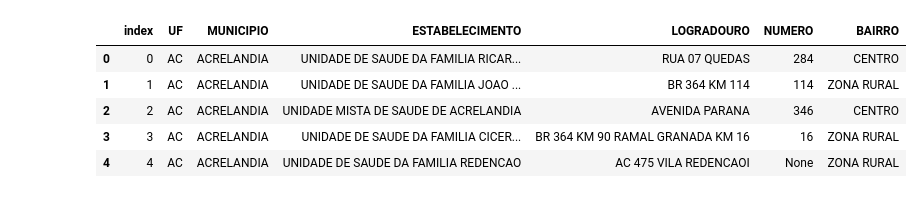
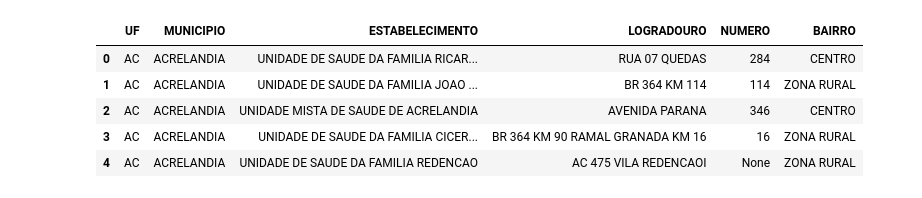
Before and after one commit to univesp-projeto-integrador-3/info_vacinas, a Jupyter notebook: notebooks/analise_dados_cep_sus.ipynb, the cells around one changed output. Saved outputs shown, nothing was run; the diff lists cells and outputs as text; code cells hidden in the pictures.

```diff
--- a/notebooks/analise_dados_cep_sus.ipynb
+++ b/notebooks/analise_dados_cep_sus.ipynb
@@ -12,20 +118,20 @@ engine = create_engine(os.environ.get('DATABASE_URL_SQL_SERVER'), echo=False)
 # %%
 sql = '''
-SELECT [index]
-      ,[UF]
+SELECT
+       [UF]
       ,[MUNICIPIO]
       ,[ESTABELECIMENTO]
       ,[LOGRADOURO]
       ,[NUMERO]
       ,[BAIRRO]
   FROM [dbo].[unidades_vacinacao]
 '''
 df = pd.read_sql(sql, engine)
 df.head()
 # %% [output]
-|  | index | UF | MUNICIPIO | ESTABELECIMENTO | LOGRADOURO | NUMERO | BAIRRO |
-| 0 | 0 | AC | ACRELANDIA | UNIDADE DE SAUDE DA FAMILIA RICAR... | RUA 07 QUEDAS | 284 | CENTRO |
-| 1 | 1 | AC | ACRELANDIA | UNIDADE DE SAUDE DA FAMILIA JOAO ... | BR 364 KM 114 | 114 | ZONA RURAL |
-| 2 | 2 | AC | ACRELANDIA | UNIDADE MISTA DE SAUDE DE ACRELANDIA | AVENIDA PARANA | 346 | CENTRO |
-| 3 | 3 | AC | ACRELANDIA | UNIDADE DE SAUDE DA FAMILIA CICER... | BR 364 KM 90 RAMAL GRANADA KM 16 | 16 | ZONA RURAL |
-| 4 | 4 | AC | ACRELANDIA | UNIDADE DE SAUDE DA FAMILIA REDENCAO | AC 475 VILA REDENCAOI | None | ZONA RURAL |
+|  | UF | MUNICIPIO | ESTABELECIMENTO | LOGRADOURO | NUMERO | BAIRRO |
+| 0 | AC | ACRELANDIA | UNIDADE DE SAUDE DA FAMILIA RICAR... | RUA 07 QUEDAS | 284 | CENTRO |
+| 1 | AC | ACRELANDIA | UNIDADE DE SAUDE DA FAMILIA JOAO ... | BR 364 KM 114 | 114 | ZONA RURAL |
+| 2 | AC | ACRELANDIA | UNIDADE MISTA DE SAUDE DE ACRELANDIA | AVENIDA PARANA | 346 | CENTRO |
+| 3 | AC | ACRELANDIA | UNIDADE DE SAUDE DA FAMILIA CICER... | BR 364 KM 90 RAMAL GRANADA KM 16 | 16 | ZONA RURAL |
+| 4 | AC | ACRELANDIA | UNIDADE DE SAUDE DA FAMILIA REDENCAO | AC 475 VILA REDENCAOI | None | ZONA RURAL |
```
Also changed, not shown: parts of 10 cells of this notebook.
